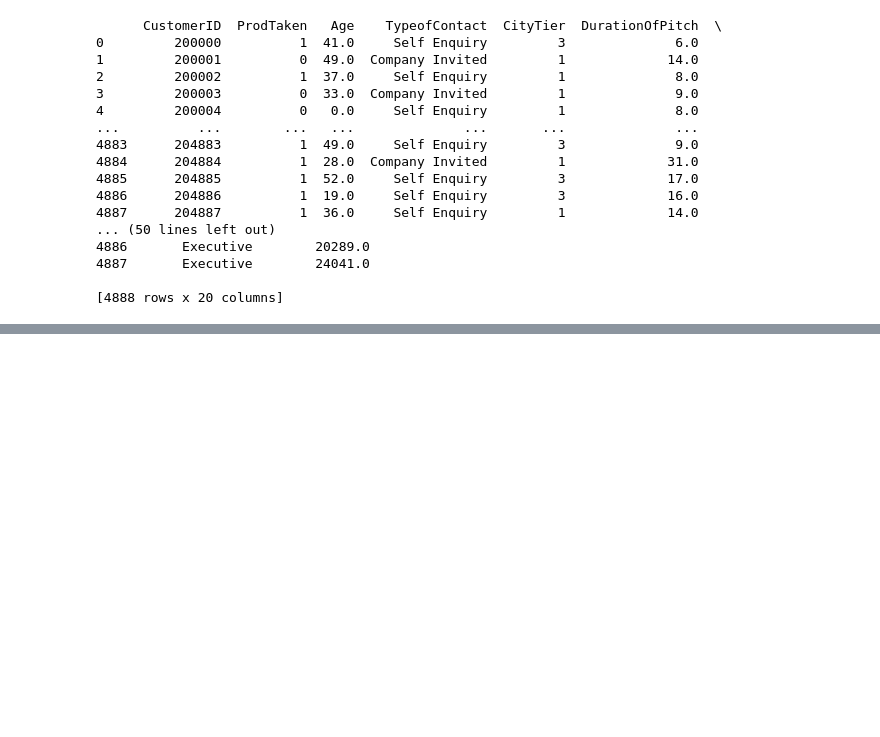
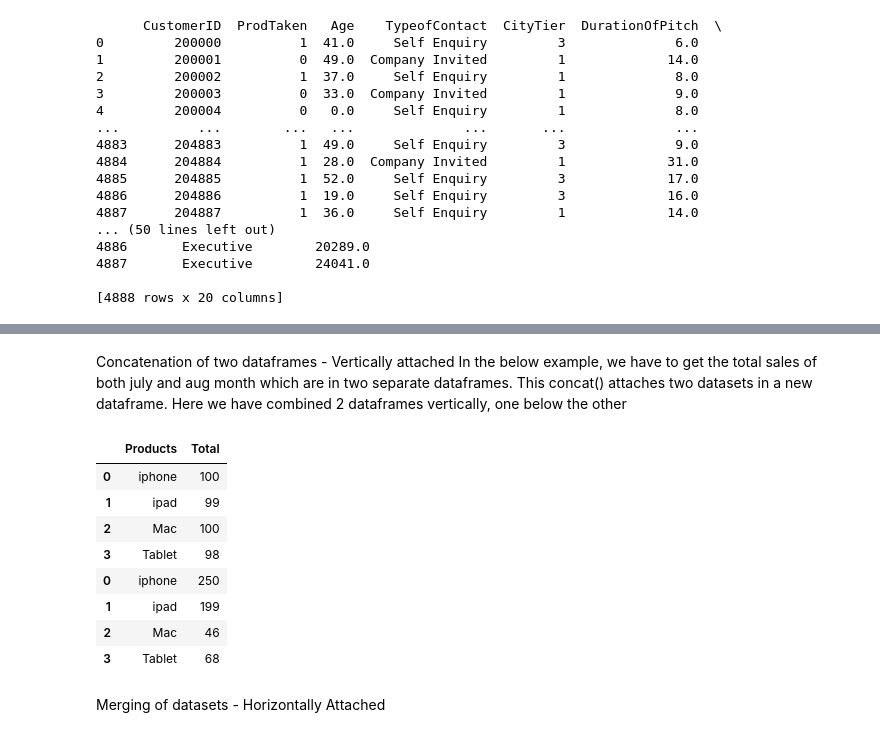
Before and after one commit to Nivetha1705/Practice-Data-Analytics, a Jupyter notebook: Python/Pandas(Travel dataset).ipynb, the cells around one changed output, grey strips where cells are left out. Cells and saved outputs as stored; diff of their text form; code cells hidden in the pictures; blank space fills up the shorter version.

```diff
--- a/Python/Pandas(Travel dataset).ipynb
+++ b/Python/Pandas(Travel dataset).ipynb
@@ -578,0 +753,34 @@ print(df)
+# %% [markdown]
+Concatenation of two dataframes - Vertically attached
+In the below example, we have to get the total sales of both july and aug month which are in two separate dataframes.
+This concat() attaches two datasets in a new dataframe.
+Here we have combined 2 dataframes vertically, one below the other
+# %%
+import pandas
+Julydata={
+    'Products':["iphone","ipad","Mac","Tablet"],
+    'Total':[100,99,100,98]
+}
+Julysales=pd.DataFrame(Julydata)
+
+import pandas
+Augdata={
+    'Products':["iphone","ipad","Mac","Tablet"],
+    'Total':[250,199,46,68]
+}
+Augsales=pd.DataFrame(Augdata)
+
+result=pd.concat([Julysales,Augsales])
+result
+# %% [output]
+|  | Products | Total |
+| 0 | iphone | 100 |
+| 1 | ipad | 99 |
+| 2 | Mac | 100 |
+| 3 | Tablet | 98 |
+| 0 | iphone | 250 |
+| 1 | ipad | 199 |
+| 2 | Mac | 46 |
+| 3 | Tablet | 68 |
+# %% [markdown]
+Merging of datasets - Horizontally Attached
```
Also changed, not shown: parts of 14 cells of this notebook.
